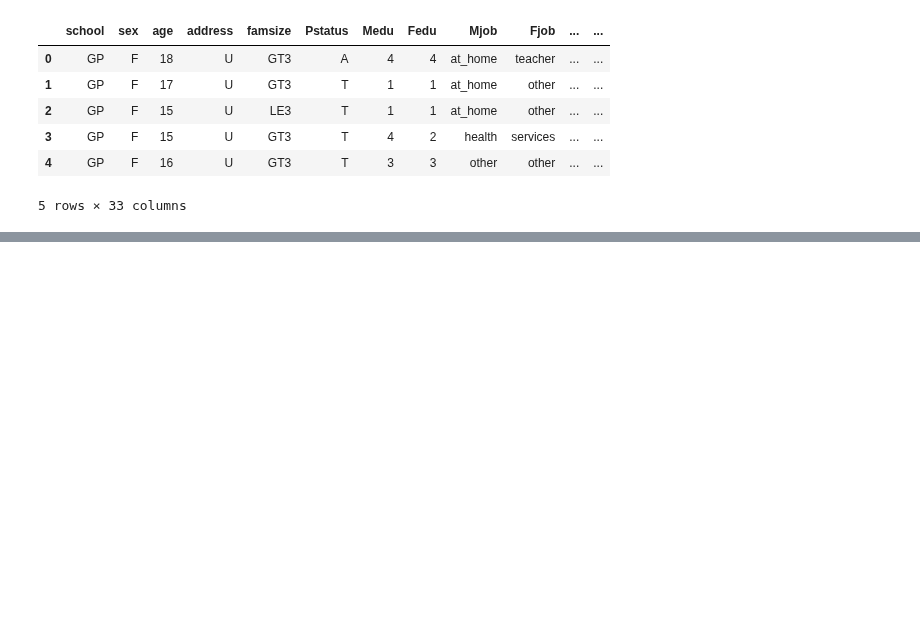
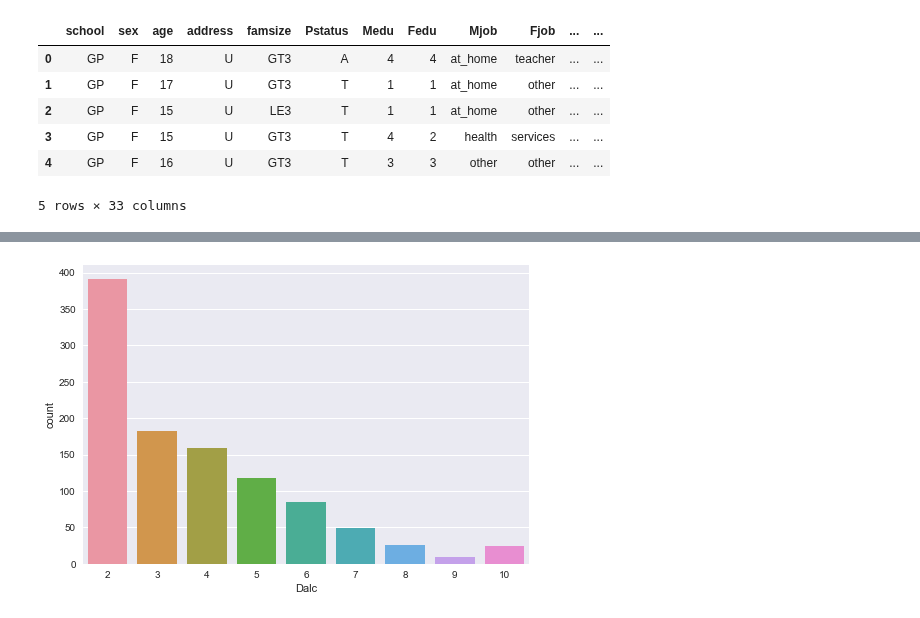
Before and after one commit to kunalnpandey/Stylumia-Internship-Drive, a Jupyter notebook: Machine Learning/Problem_2/Problem_2.ipynb, the cells around one changed output, grey strips where cells are left out. Saved outputs shown, nothing was run; the diff lists cells and outputs as text; code cells hidden in the pictures; blank space fills up the shorter version.

```diff
--- a/Machine Learning/Problem_2/Problem_2.ipynb
+++ b/Machine Learning/Problem_2/Problem_2.ipynb
@@ -44,0 +107,6 @@ math.head()
+# %%
+#distribution across total alchol cosumption
+sns.countplot(x='Dalc',data=math)
+plt.show()
+# %% [output]
+[figure, added]
```
Also changed, not shown: parts of 61 cells of this notebook.
